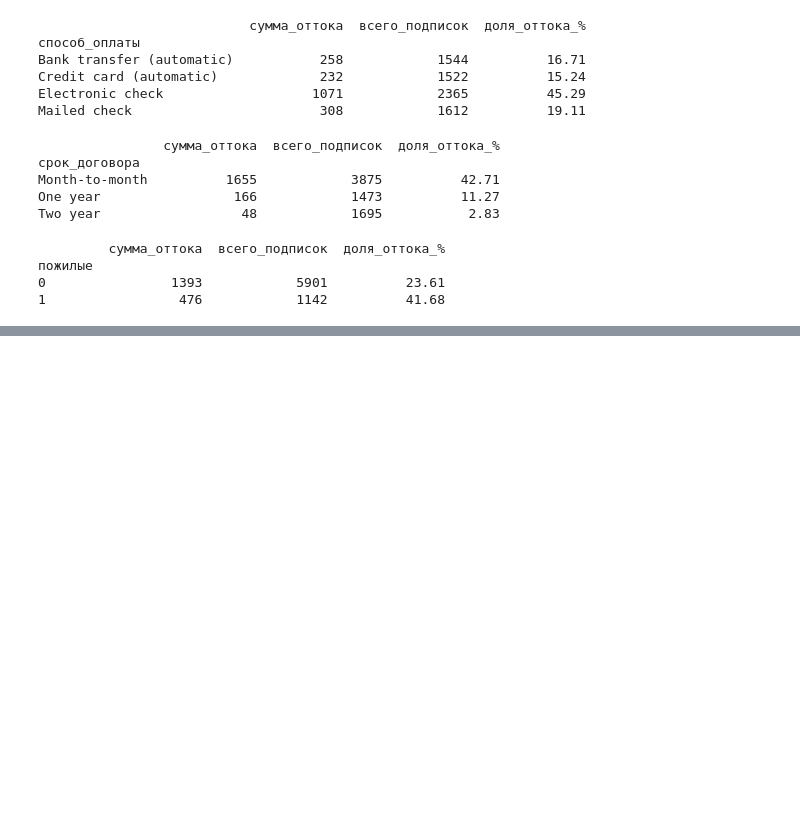
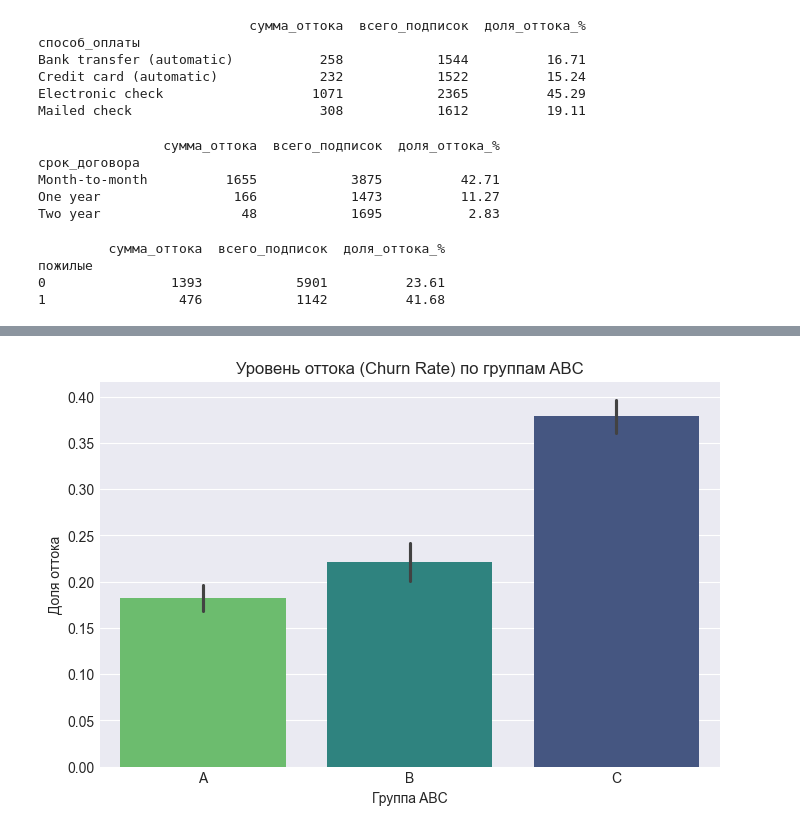
Before and after one commit to MargoUtropova/product_analitics_portfolio, a Jupyter notebook: notebooks/MobileData_Analysis.ipynb, the cells around one changed output, grey strips where cells are left out. Cells and saved outputs as stored; diff of their text form; code cells hidden in the pictures; blank space fills up the shorter version.

```diff
--- a/notebooks/MobileData_Analysis.ipynb
+++ b/notebooks/MobileData_Analysis.ipynb
@@ -544,0 +672,10 @@ print(pivot4)
+# %%
+# Визуализируем отток
+plt.figure(figsize=(8, 5))
+sns.barplot(data=df, x='abc_mark', y='Churn', order=['A', 'B', 'C'], hue='abc_mark', palette='viridis')
+plt.title('Уровень оттока (Churn Rate) по группам ABC')
+plt.ylabel('Доля оттока')
+plt.xlabel('Группа ABC')
+plt.show()
+# %% [output]
+[figure, added]
```
Also changed, not shown: parts of 23 cells of this notebook.
